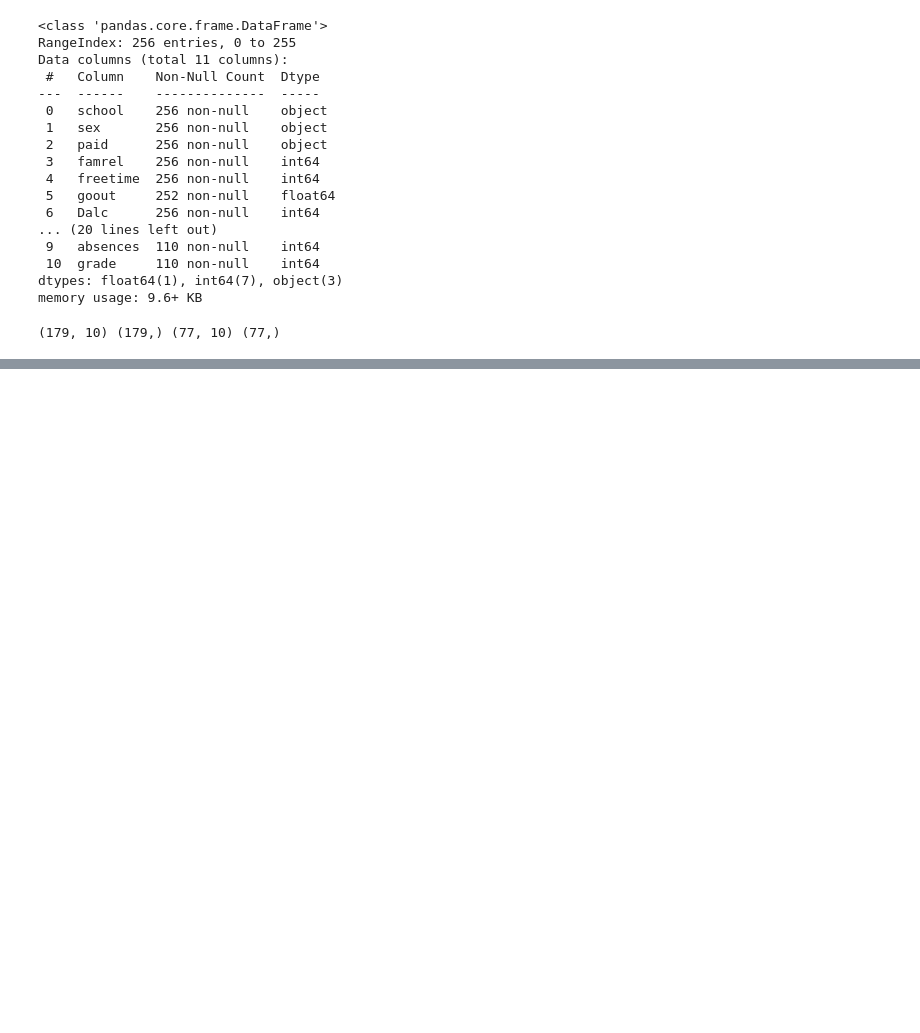
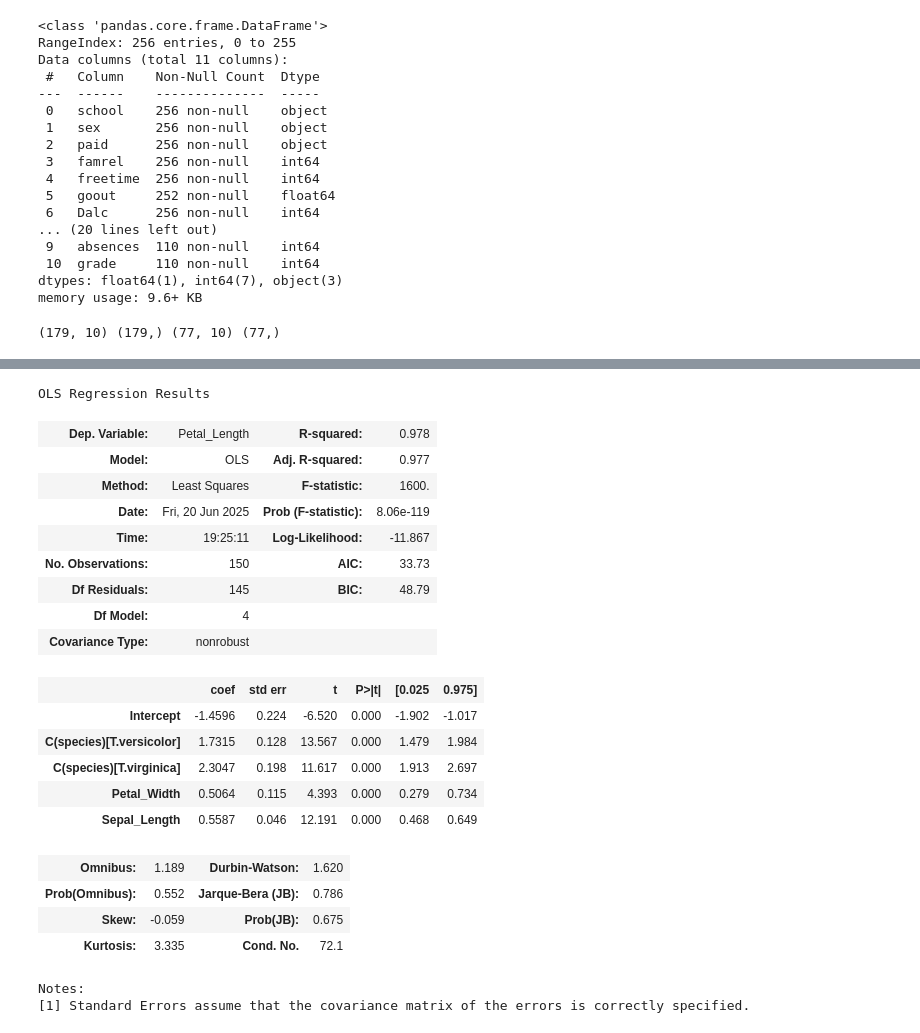
Before and after one commit to j00jun/DeepLearning_study, a Jupyter notebook: 빅분기_실기/etc/practice.ipynb, the cells around one changed output, grey strips where cells are left out. Cells and saved outputs as stored; diff of their text form; code cells hidden in the pictures; blank space fills up the shorter version.

```diff
--- a/빅분기_실기/etc/practice.ipynb
+++ b/빅분기_실기/etc/practice.ipynb
@@ -248,0 +533,14 @@ imputer = SimpleImputer()
+# %%
+import numpy as np
+import pandas as pd
+from sklearn.datasets import load_iris
+
+# iris 데이터 로드
+df_iris = load_iris()
+
+iris = pd.DataFrame(data=df_iris.data, columns = df_iris.feature_names)
+iris.columns = ['Sepal_Length', 'Sepal_Width', 'Petal_Length', 'Petal_Width']
+
+iris['species'] = df_iris.target
+
+iris['species'] = iris['species'].map({0: 'setosa', 1: 'versicolor', 2: 'virginica'})
@@ -248,0 +573,30 @@ imputer = SimpleImputer()
+# %%
+# 독립변수에 범주형이 잇는 경우
+
+import statsmodels.formula.api as smf
+
+model = smf.ols("Petal_Length ~ Petal_Width + Sepal_Length + C(species)", data=iris).fit()
+model.summary()
+# %% [output]
+OLS Regression Results
+| Dep. Variable: | Petal_Length | R-squared: | 0.978 |
+| Model: | OLS | Adj. R-squared: | 0.977 |
+| Method: | Least Squares | F-statistic: | 1600. |
+| Date: | Fri, 20 Jun 2025 | Prob (F-statistic): | 8.06e-119 |
+| Time: | 19:25:11 | Log-Likelihood: | -11.867 |
+| No. Observations: | 150 | AIC: | 33.73 |
+| Df Residuals: | 145 | BIC: | 48.79 |
+| Df Model: | 4 |  |  |
+| Covariance Type: | nonrobust |  |  |
+|  | coef | std err | t | P>|t| | [0.025 | 0.975] |
+| Intercept | -1.4596 | 0.224 | -6.520 | 0.000 | -1.902 | -1.017 |
+| C(species)[T.versicolor] | 1.7315 | 0.128 | 13.567 | 0.000 | 1.479 | 1.984 |
+| C(species)[T.virginica] | 2.3047 | 0.198 | 11.617 | 0.000 | 1.913 | 2.697 |
+| Petal_Width | 0.5064 | 0.115 | 4.393 | 0.000 | 0.279 | 0.734 |
+| Sepal_Length | 0.5587 | 0.046 | 12.191 | 0.000 | 0.468 | 0.649 |
+| Omnibus: | 1.189 | Durbin-Watson: | 1.620 |
+| Prob(Omnibus): | 0.552 | Jarque-Bera (JB): | 0.786 |
+| Skew: | -0.059 | Prob(JB): | 0.675 |
+| Kurtosis: | 3.335 | Cond. No. | 72.1 |
+Notes:
+[1] Standard Errors assume that the covariance matrix of the errors is correctly specified.
```
Also changed, not shown: parts of 72 cells of this notebook, 2 other files.
